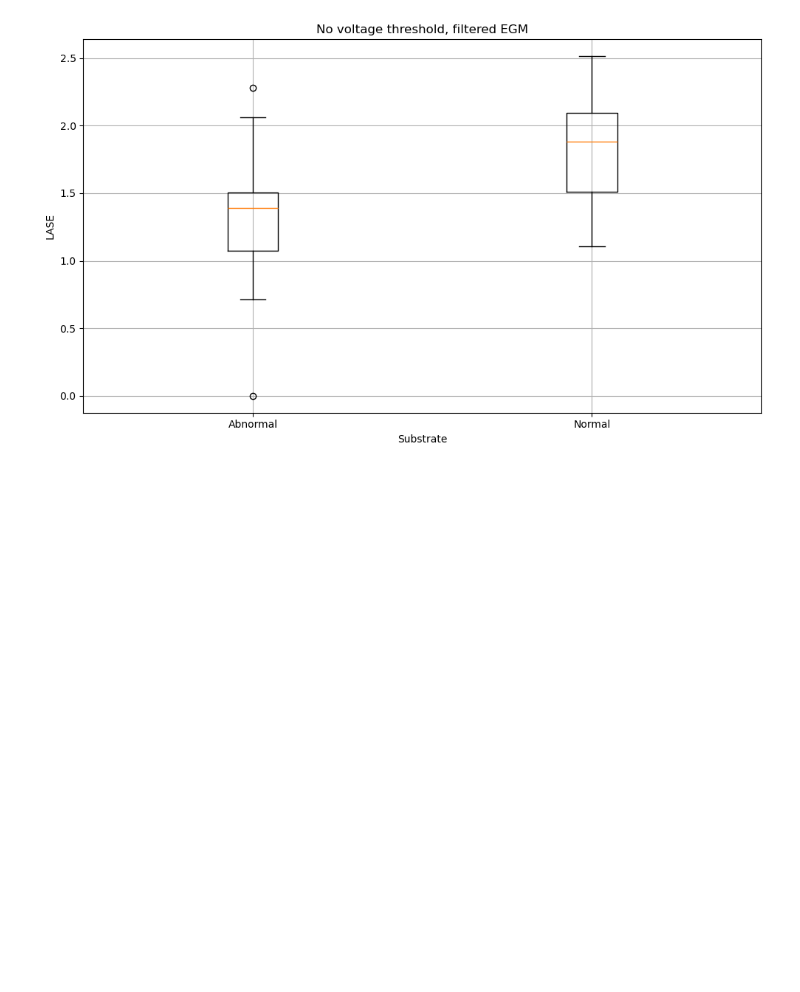
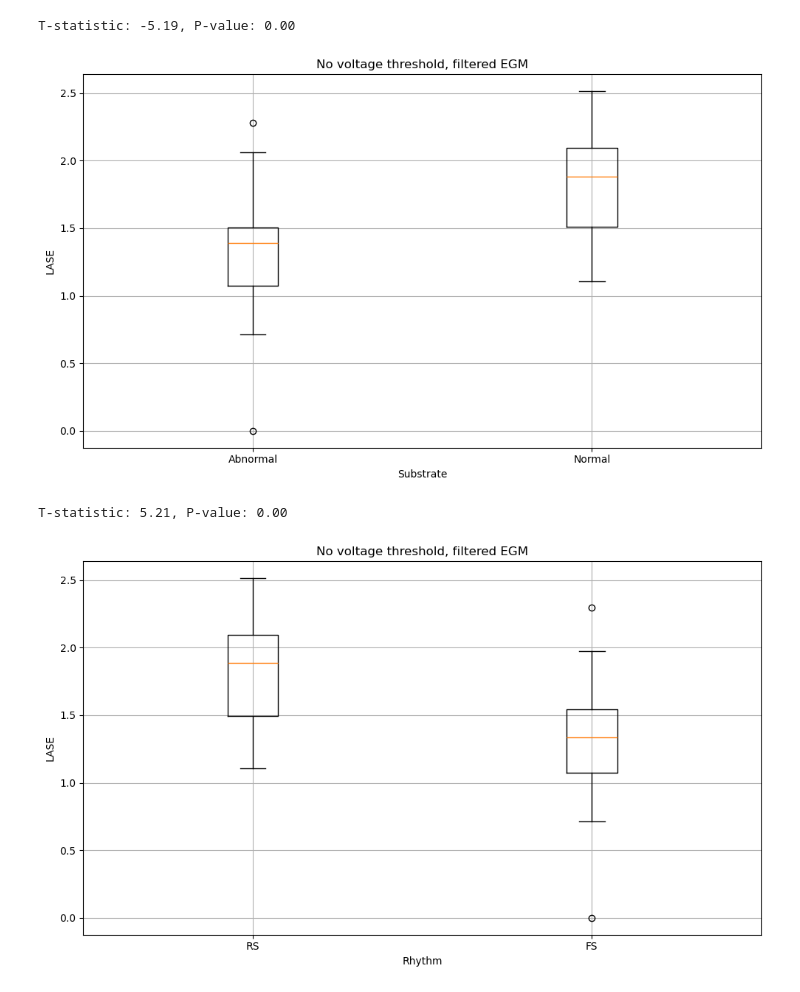
Before and after one commit to FilippoUslenghi/LA_entropy, a Jupyter notebook: results/no_thrs_filt/results.ipynb, the cells around one changed output. Cells and saved outputs as stored; diff of their text form; code cells hidden in the pictures; blank space fills up the shorter version.

```diff
--- a/results/no_thrs_filt/results.ipynb
+++ b/results/no_thrs_filt/results.ipynb
@@ -112,5 +130,13 @@ plt.show()
 [figure]
 # %%
+from scipy.stats import ttest_ind
+
+# Perform t-test
+abnormal_lase = merged_df[merged_df["Substrate"] == "Anormale"]["LASE"]
+normal_lase = merged_df[merged_df["Substrate"] == "Normale"]["LASE"]
+t_stat, p_value = ttest_ind(abnormal_lase, normal_lase, equal_var=False, alternative="less")
+print(f"T-statistic: {t_stat:.2f}, P-value: {p_value:.2f}")
+
 import matplotlib.pyplot as plt
 
 plt.figure(figsize=(10, 6))
@@ -129,4 +155,35 @@ plt.savefig("substrate_boxplot.png", dpi=300, bbox_inches="tight")
 plt.tight_layout()
 plt.show()
 # %% [output]
+T-statistic: -5.19, P-value: 0.00
 [figure]
+# %%
+from scipy.stats import ttest_ind
+
+# Perform t-test
+sinus_lase = merged_df[merged_df["Rhythm"] == "RS"]["LASE"]
+fibril_lase = merged_df[merged_df["Rhythm"] == "FA"]["LASE"]
+t_stat, p_value = ttest_ind(sinus_lase, fibril_lase, equal_var=False, alternative="greater")
+print(f"T-statistic: {t_stat:.2f}, P-value: {p_value:.2f}")
+
+
+import matplotlib.pyplot as plt
+
+plt.figure(figsize=(10, 6))
+plt.boxplot(
+    [
+        merged_df[merged_df["Rhythm"] == "RS"]["LASE"],
+        merged_df[merged_df["Rhythm"] == "FA"]["LASE"],
+    ],
+    tick_labels=["RS", "FS"],
+)
+plt.title("No voltage threshold, filtered EGM")
+plt.ylabel("LASE")
+plt.xlabel("Rhythm")
+plt.grid()
+plt.savefig("rhythm_boxplot.png", dpi=300, bbox_inches="tight")
+plt.tight_layout()
+plt.show()
+# %% [output]
+T-statistic: 5.21, P-value: 0.00
+[figure, added]
```
Also changed, not shown: parts of 3 cells of this notebook, 1 other file.
